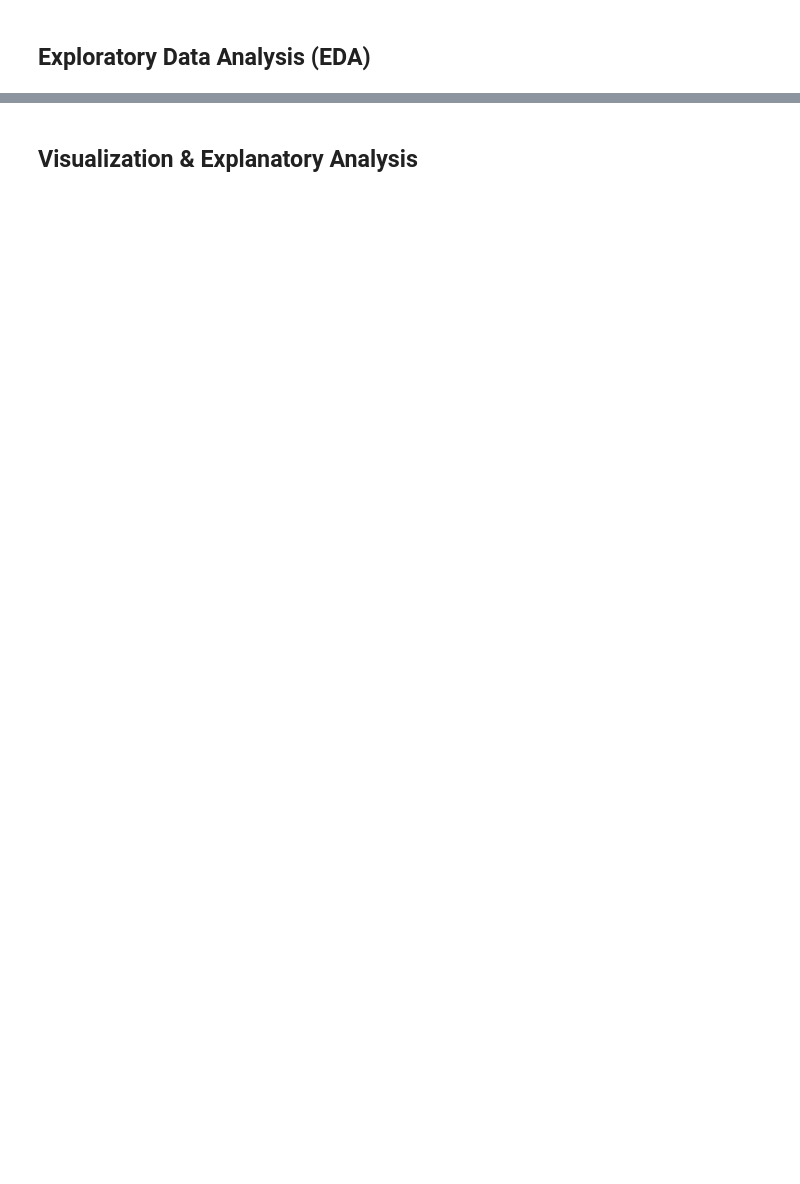
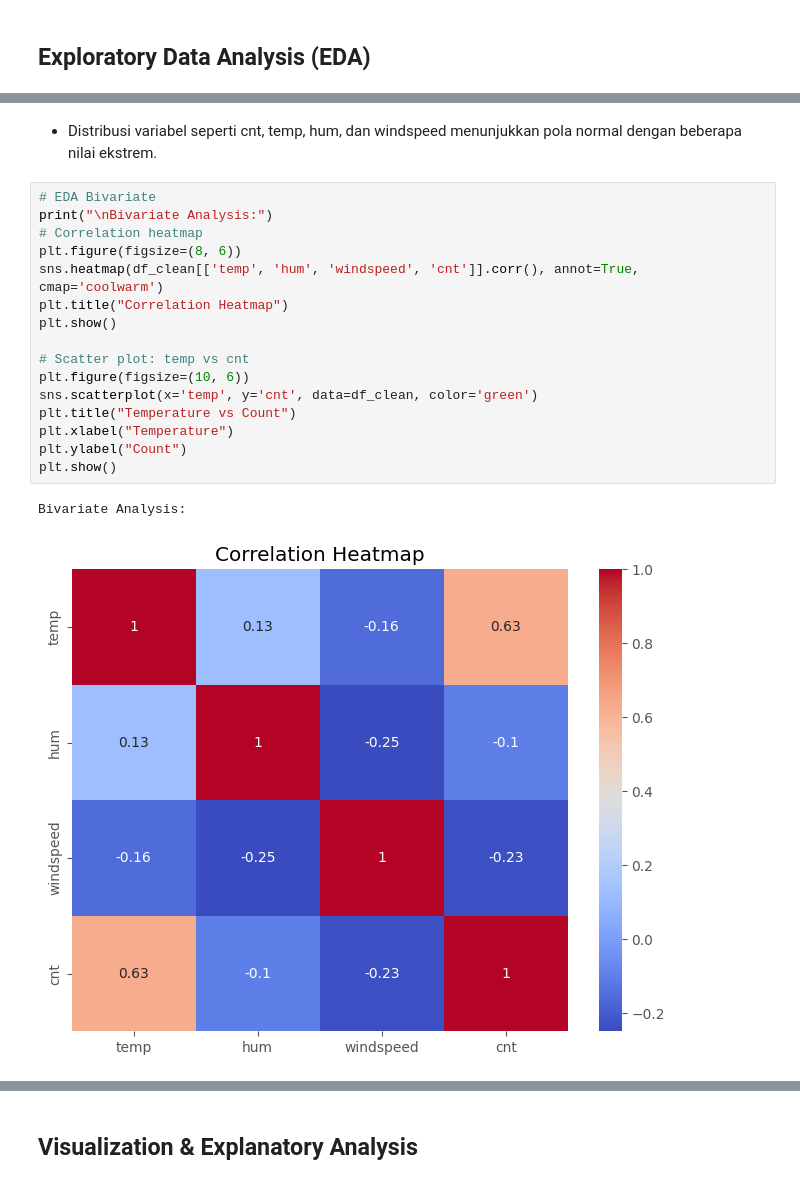
Before and after one commit to undagie/Dicoding-Belajar-Analisis-Data-dengan-Python, a Jupyter notebook: notebook.ipynb, the cells around one changed output, grey strips where cells are left out. Cells and saved outputs as stored; diff of their text form; blank space fills up the shorter version.

```diff
--- a/notebook.ipynb
+++ b/notebook.ipynb
@@ -188,0 +226,21 @@ plt.show()
+# %% [markdown]
+- Distribusi variabel seperti cnt, temp, hum, dan windspeed menunjukkan pola normal dengan beberapa nilai ekstrem.
+# %%
+# EDA Bivariate
+print("\nBivariate Analysis:")
+# Correlation heatmap
+plt.figure(figsize=(8, 6))
+sns.heatmap(df_clean[['temp', 'hum', 'windspeed', 'cnt']].corr(), annot=True, cmap='coolwarm')
+plt.title("Correlation Heatmap")
+plt.show()
+
+# Scatter plot: temp vs cnt
+plt.figure(figsize=(10, 6))
+sns.scatterplot(x='temp', y='cnt', data=df_clean, color='green')
+plt.title("Temperature vs Count")
+plt.xlabel("Temperature")
+plt.ylabel("Count")
+plt.show()
+# %% [output]
+Bivariate Analysis:
+[figure, added]
```
Also changed, not shown: parts of 31 cells of this notebook, 3 other files.
